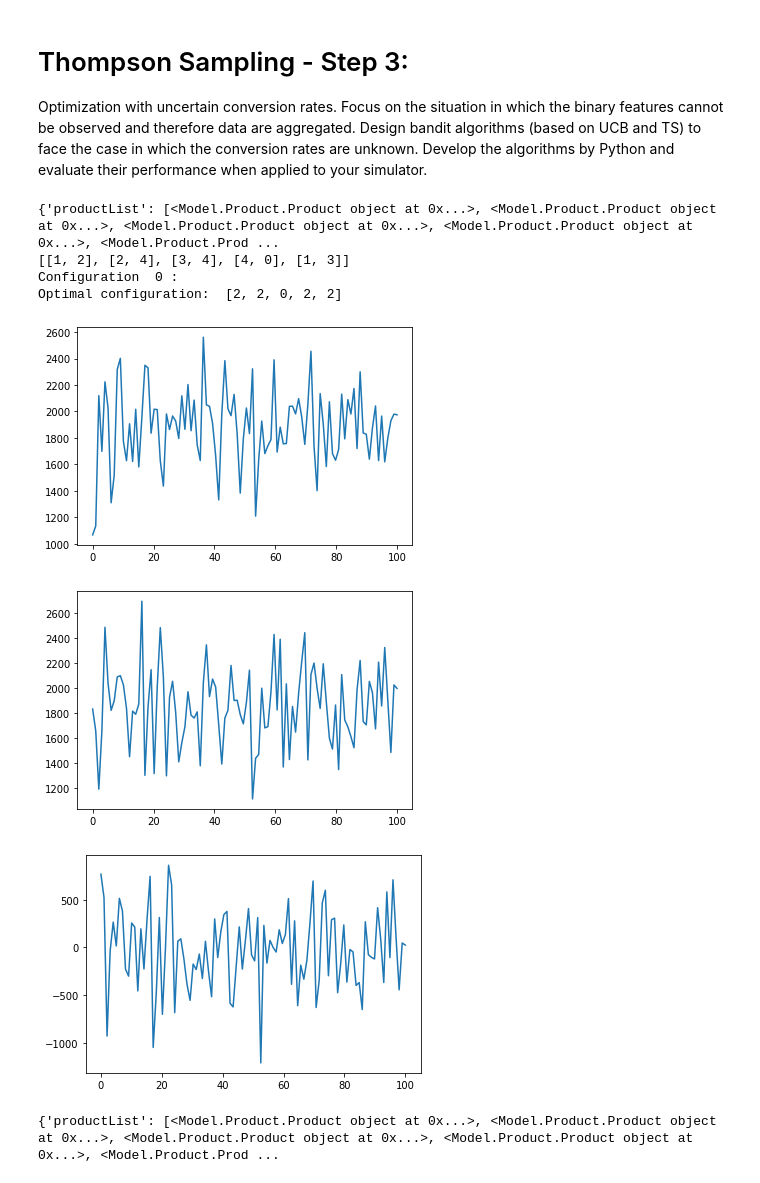
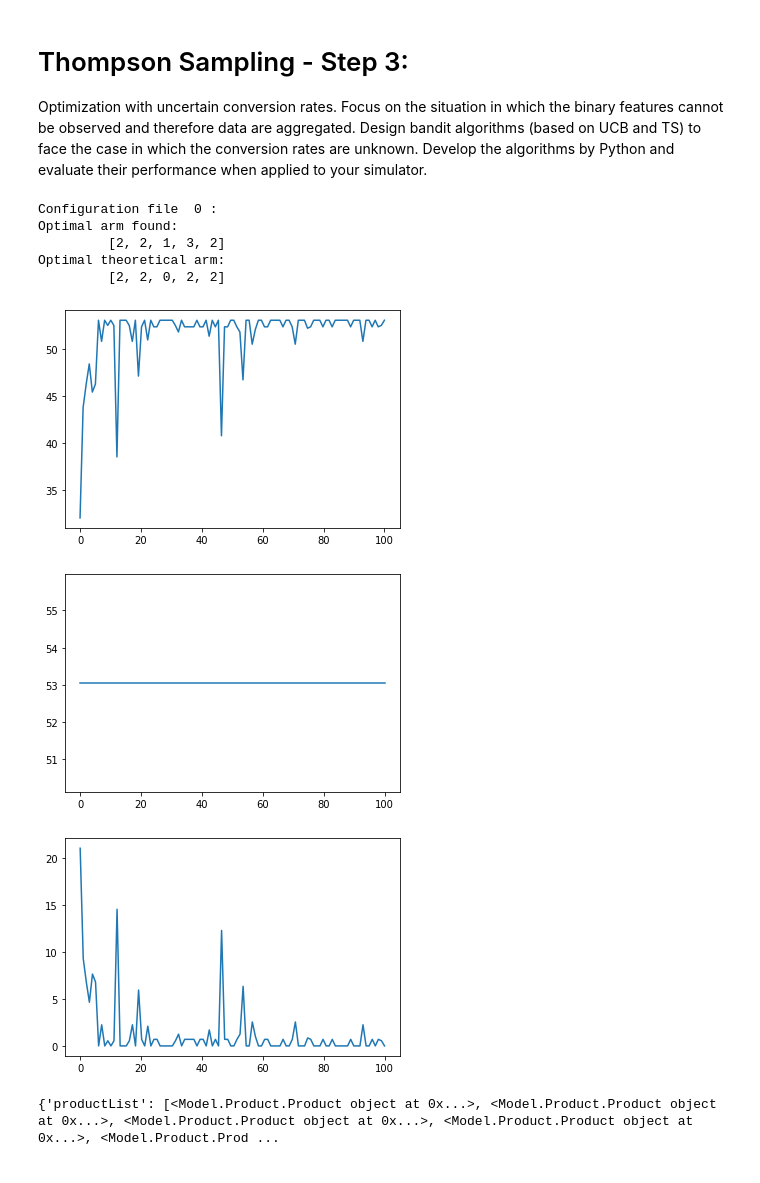
Before and after one commit to alemolteni/team4_projectOLA, a Jupyter notebook: Step3-TS.ipynb, the cells around one changed output. Cells and saved outputs as stored; diff of their text form; code cells hidden in the pictures.

Commit message:
Step 3, Thompson Sampling, added comparison with optimal price configuration

```diff
--- a/Step3-TS.ipynb
+++ b/Step3-TS.ipynb
@@ -80,6 +90,7 @@ from Learner.TS_CR import *
 from Model.Product import *
 import json
 import matplotlib.pyplot as plt
+from Model.Evaluator.GraphEvaluator import *
 
 def total_margin_per_node(envReturn, marginsPerPrice, pulledArm):
     TotMargin = 0
@@ -93,73 +104,104 @@ files = ['./Configs/config1.json']
 env = []
 tsLearners = []
 config_margins = []
-optimal_configs = []
+optimal_arms = []
+conv_rates = []
+prod_lists = []
+click_probs = []
+lambdas = []
+alphas = []
+units_means = []
 n_experiments = 100
-n_loops = 10
+n_loops = 1
 
 for i in range(0, len(files)):
     env.append(Environment(config_path=files[i]))
     config = load_mean_config(files[i])
-    conv_rates = config["convRates"]
-    alphas = config["alphas"]
-    click_prob = config["click_prob"]
-    secondary_prod = config["productList"]
     l = config["lambda_p"]
-    tsLearners.append(TS_CR(margins=config["margins"], alphas=alphas, secondary_prod=secondary_prod, click_prob=config["click_prob"], l=l))
+    tsLearners.append(TS_CR(margins=config["margins"], alphas=config["alphas"], secondary_prod=config["productList"],
+                            click_prob=config["click_prob"], l=l))
     config_margins.append(config["margins"])
-    optimal_configs.append(config["optimal_config"])
+    optimal_arms.append(config["optimal_config"])
+    conv_rates.append(config["convRates"])
+    prod_lists.append(config["productList"])
+    click_probs.append(config["click_prob"])
+    lambdas.append(config['lambda_p'])
+    alphas.append(config["alphas"])
+    units_means.append(config["units_mean"])
 
 tot_ts_learner_margins = []
 tot_optimal_margins = []
+
 for i in range(0, len(env)):
     ts_learner_margins = np.array([])
     optimal_margins = np.array([])
     for j in range(0, n_experiments):
         ts_single_margin = 0
         opt_single_margin = 0
+        armMargins = []
+        armConvRates = []
 
-        # compute the margin for the TS
+    # compute the margin for the TS
         pulledArm = tsLearners[i].pull_arm()
+        for k in range(0, len(pulledArm)):
+            armMargins.append(config_margins[i][k][pulledArm[k]])
+            armConvRates.append(conv_rates[i][k][pulledArm[k]])
+
+        graphEval = GraphEvaluator(products_list=prod_lists[i], click_prob_matrix=click_probs[i], lambda_prob=lambdas[i],
+                    alphas=alphas[i], conversion_rates=armConvRates, margins=armMargins, units_mean=units_means[i], verbose=False)
+
         env[i].setPriceLevels(pulledArm)
         for k in range(0, n_loops):
             ts_interactions = env[i].round()
-            ts_single_margin += total_margin_per_node(ts_interactions, config_margins[i], pulledArm)
+            ts_single_margin += graphEval.computeMargin()
+            #ts_single_margin += total_margin_per_node(ts_interactions, config_margins[i], pulledArm)
         ts_single_margin /= n_loops
         tsLearners[i].update(ts_interactions, pulledArm)
 
-        # compute the margin for the optimal
-        pulledArm = optimal_configs[i]
+    # compute the margin for the optimal
+        armConvRates = []
+        armMargins = []
+        pulledArm = optimal_arms[i]
+        for k in range(0, len(pulledArm)):
+            armMargins.append(config_margins[i][k][pulledArm[k]])
+            armConvRates.append(conv_rates[i][k][pulledArm[k]])
+
+        graphEval = GraphEvaluator(products_list=prod_lists[i], click_prob_matrix=click_probs[i], lambda_prob=lambdas[i],
+                    alphas=alphas[i], conversion_rates=armConvRates, margins=armMargins, units_mean=units_means[i], verbose=False)
+
         env[i].setPriceLevels(pulledArm)
         for k in range(0, n_loops):
             opt_interactions = env[i].round()
-            opt_single_margin += total_margin_per_node(opt_interactions, config_margins[i], pulledArm)
+            opt_single_margin += graphEval.computeMargin()
+            #opt_single_margin += total_margin_per_node(opt_interactions, config_margins[i], pulledArm)
         opt_single_margin /= n_loops
 
         #add the margins
         ts_learner_margins = np.append(ts_learner_margins, ts_single_margin)
         optimal_margins = np.append(optimal_margins, opt_single_margin)
 
     tot_ts_learner_margins.append(ts_learner_margins)
     tot_optimal_margins.append(optimal_margins)
-    print("Configuration ", i, ":\nOptimal configuration: ", tsLearners[i].pull_arm(), "\n")
+    print("Configuration file ", i, ":\nOptimal arm found:\n\t", tsLearners[i].pull_arm(), "\nOptimal theoretical arm:\n\t", optimal_arms[i])
 
 
 x = np.linspace(0, n_experiments, n_experiments)
 fig1, ax1 = plt.subplots()
 ax1.plot(x, tot_ts_learner_margins[0])
 fig2, ax2 = plt.subplots()
 ax2.plot(x, tot_optimal_margins[0])
 fig3, ax3 = plt.subplots()
 ax3.plot(x, tot_optimal_margins[0]-tot_ts_learner_margins[0])
 plt.show()
 # %% [output]
-{'productList': [<Model.Product.Product object at 0x...>, <Model.Product.Product object at 0x...>, <Model.Product.Product object at 0x...>, <Model.Product.Product object at 0x...>, <Model.Product.Prod ...
-[[1, 2], [2, 4], [3, 4], [4, 0], [1, 3]]
-Configuration  0 :
-Optimal configuration:  [2, 2, 0, 2, 2]
+Configuration file  0 :
+Optimal arm found:
+         [2, 2, 1, 3, 2]
+Optimal theoretical arm:
+         [2, 2, 0, 2, 2]
-[figure, old version]
+[figure, new version]
-[figure, old version]
+[figure, new version]
-[figure, old version]
+[figure, new version]
 # %%
 from Learner.GreedyLearner import *
 import json
```
Also changed, not shown: parts of 1 cell of this notebook, 1 other file.
